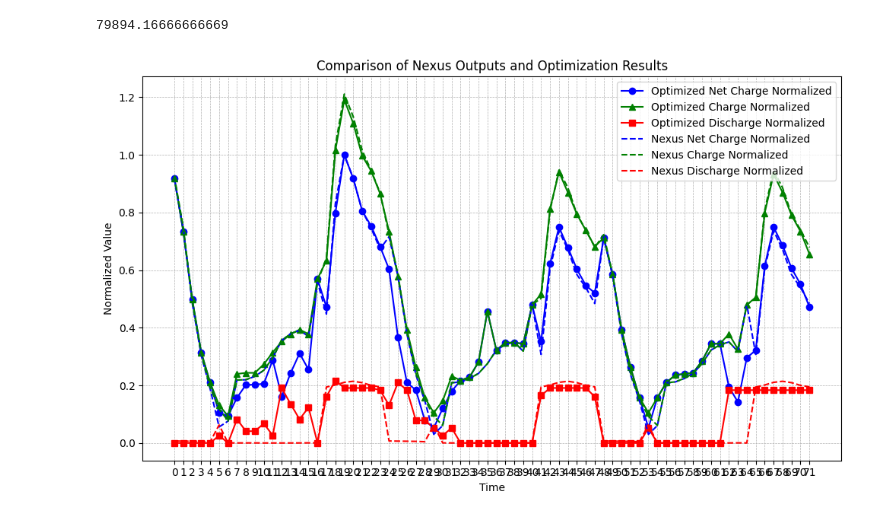
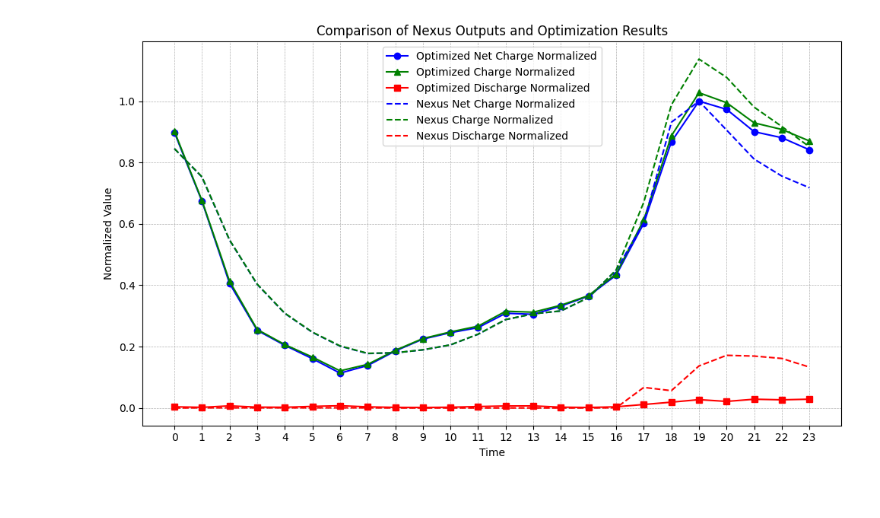
Before and after one commit to Huiwennnnn/MT, a Jupyter notebook: match_profile_split_multidays.ipynb, the cells around one changed output. Drawn from its saved outputs; the diff is of its cells as text; code cells hidden in the pictures.

```diff
--- a/match_profile_split_multidays.ipynb
+++ b/match_profile_split_multidays.ipynb
@@ -290 +210,4 @@ Name: 89, Length: 72, dtype: float64
+# %%
+with open(f'{path}/grid_{grid}_{scenario_year}_{day_start_ts}_{monitor_hr}_preprocessed_2trip.pkl','rb') as d:
+    d = pickle.load(d)
 # %%
@@ -670,15 +625,29 @@ def opt_charge_profile(charge,discharge,net_normalized,cluster,emob_max_p,normal
     return 0
+# %%
+with open(f"{path}/grid_{grid}_{scenario_year}_{day_start_ts}_{monitor_hr}_2trip_clustered.pkl","rb") as c:
+    clustered = pickle.load(c)
+clustered = clustered[clustered['grid']=='369_0']
 # %%
 # Normalize the mobility aggregated charge power, calculate min, max, sum of power if there were EVs charging in the cluster then optimize this cluster's charging behavior to fit the curve
-for i in [0]:#range(k):
+for i in [4]:#range(num_groups):
+    cluster = clustered[(clustered['group']==i+1) & (clustered['grid']==grid)]
+    firsts = cluster.groupby('person').agg({
+        # 'c': 'first',
+        # 'ed_chg_time': 'first',
+        # 'SoE_ac': 'first',
+        'augmented_SoE_bc': 'first'
+    }).reset_index()
 
-    cluster = clustered[clustered['cluster']==i]
+    # condition = (firsts['c'] == True) & (firsts['ed_chg_time'] < day_start_ts)
+    # firsts['start_SoE'] = firsts.apply(lambda x: x['SoE_ac'] if condition.loc[x.name] else x['augmented_SoE_bc'], axis=1)
+    # cluster['start_SoE'] = cluster['person'].map(firsts.set_index('person')['start_SoE'])
+
+    cluster['start_SoE'] = cluster['person'].map(firsts.set_index('person')['augmented_SoE_bc'])
     emob_agg_e = [sum(x) for x in zip(*cluster['charge_energy_list'])] # energy in kWh
     emob_agg_p = [sum(x) for x in zip(*cluster['charge_power_list'])] # power in kW
 
     emob_max_p, emob_min_p,emob_tot_p = max(emob_agg_p), min(emob_agg_p), sum(emob_agg_p)
     print("Mobility data peak power:",emob_max_p,"Mobility data minimal power:",emob_min_p,"Mobility data total power:",emob_tot_p)
-
     emob_max_e, emob_min_e, emob_tot_e= max(emob_agg_e), min(emob_agg_e),sum(emob_agg_e)
     print("Mobility data peak energy:",emob_max_e,"Mobility data minimal energy:",emob_min_e,"Mobility data total energy:",emob_tot_e)
 
@@ -694,8 +663,8 @@ for i in [0]:#range(k):
         opt_res_code = opt_charge_profile(charge,discharge,net_normalized,cluster,emob_max_p,normalized_tot_e,i,path)
 
     else:
-        index = list(cluster['event_index'])
-        T = list(range(24))
+        index = list(cluster.index)
+        T = list(range(monitor_hr))
         res_dict = {(e, t):0 for e in index for t in T} # Denormalize back to normal power value in kW
         # Convert the dictionary into a multi-index series to facilitate unstacking
         res = pd.Series(res_dict).unstack()
@@ -730,22 +756,25 @@ INFO: CONSTR SoE_le_capacity[724632,71]: 0.2704615384615384 </=
 # %%
-agg_e = [sum(x) for x in zip(*d['charge_energy_list'])] # energy in kWh
-agg_p = [sum(x) for x in zip(*d['charge_power_list'])] # power in kW
-max_p,min_p,tot_p = max(agg_p), min(agg_p), sum(agg_p)
-max_e, min_e,tot_e= max(agg_e), min(agg_e),sum(agg_e)
-print(tot_e)
+agg_e = [sum(x) for x in zip(*clustered['charge_energy_list'])] # energy in kWh
+agg_p = [sum(x) for x in zip(*clustered['charge_power_list'])] # power in kW
+
+max_p,min_p,tot_p = max(agg_p), min(agg_p),sum(agg_p)
+max_e,min_e,tot_e= max(agg_e), min(agg_e),sum(agg_e)
-# %% [output]
-79894.16666666669
 # %%
 concat_charge = pd.DataFrame()
 concat_discharge = pd.DataFrame()
-for i in [0]:#range(k):
+concat_soe = pd.DataFrame()
+for i in range(num_groups):
     charge_i = pd.read_csv(f'{path}/{grid}_cluster_{i}_charge.csv')
     concat_charge = pd.concat([concat_charge,charge_i],axis=0)
     discharge_i = pd.read_csv(f'{path}/{grid}_cluster_{i}_discharge.csv')
     concat_discharge = pd.concat([concat_discharge,discharge_i],axis=0)
+    soe_i = pd.read_csv(f'{path}/{grid}_cluster_{i}_soe.csv')
+    concat_soe = pd.concat([concat_soe,soe_i],axis=0)
 
 concat_charge = concat_charge.rename(columns={'Unnamed: 0':'event_index'})
 concat_discharge = concat_discharge.rename(columns={'Unnamed: 0':'event_index'})
+concat_soe = concat_soe.rename(columns={'Unnamed: 0':'person'})
+
 concat_res = concat_charge-concat_discharge
 concat_res.loc[:,'event_index'] = concat_charge['event_index']
 concat_res.set_index('event_index', inplace=True)
@@ -755,34 +784,36 @@ for column in concat_res.columns:
     if column != 'event_index':
         # Apply the condition and replace values
         concat_res.loc[:, column] = concat_res[column].apply(lambda x: 0 if abs(x) < 0.01 else x)
 
 concat_charge.to_csv(f'{path}/concat_charge_power_all.csv')
 concat_discharge.to_csv(f'{path}/concat_dicharge_power_all.csv')
 concat_res.to_csv(f'{path}/concat_net_power_all.csv')
+concat_soe.to_csv(f'{path}/concat_soe_all.csv')
+
 concat_sum = concat_res.sum().sum()
 concat_max = concat_res.sum().max()
 plt.figure(figsize=(10, 6))
 
 # Optimized results with solid lines and markers
 plt.plot(concat_res.sum()/concat_max, label='Optimized Net Charge Normalized', color='blue', linestyle='-', marker='o')
 plt.plot(concat_charge.sum()[1:]/concat_max, label='Optimized Charge Normalized', color='green', linestyle='-', marker='^')
 plt.plot(concat_discharge.sum()[1:]/concat_max, label='Optimized Discharge Normalized', color='red', linestyle='-', marker='s')
 
 # Nexus outputs with dashed lines
 plt.plot(net_normalized, label='Nexus Net Charge Normalized', color='blue', linestyle='--')
 plt.plot(charge['normalized_profile'], label='Nexus Charge Normalized', color='green', linestyle='--')
 plt.plot(discharge['normalized_profile'], label='Nexus Discharge Normalized', color='red', linestyle='--')
 
 plt.title('Comparison of Nexus Outputs and Optimization Results')
 plt.xlabel('Time')
 plt.ylabel('Normalized Value')
 plt.legend()
 plt.grid(True, which='both', linestyle='--', linewidth=0.5)
 plt.tight_layout()
 plt.savefig(f'{path}/optimized_norm_power_vs_nexus.png')
 plt.show()
 # %% [output]
-[figure, old version]
+[figure, new version]
 # %%
 res_p = concat_res.sum()
 plt.plot(res_p,label='optimized_power_profile')
```
Also changed, not shown: parts of 24 cells of this notebook.
